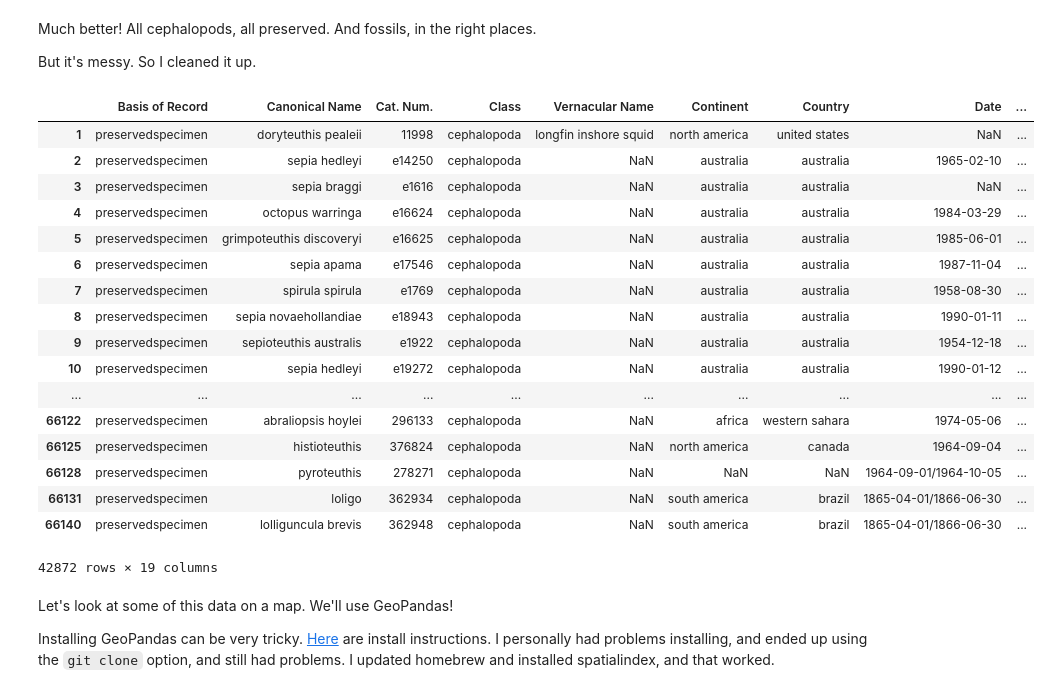
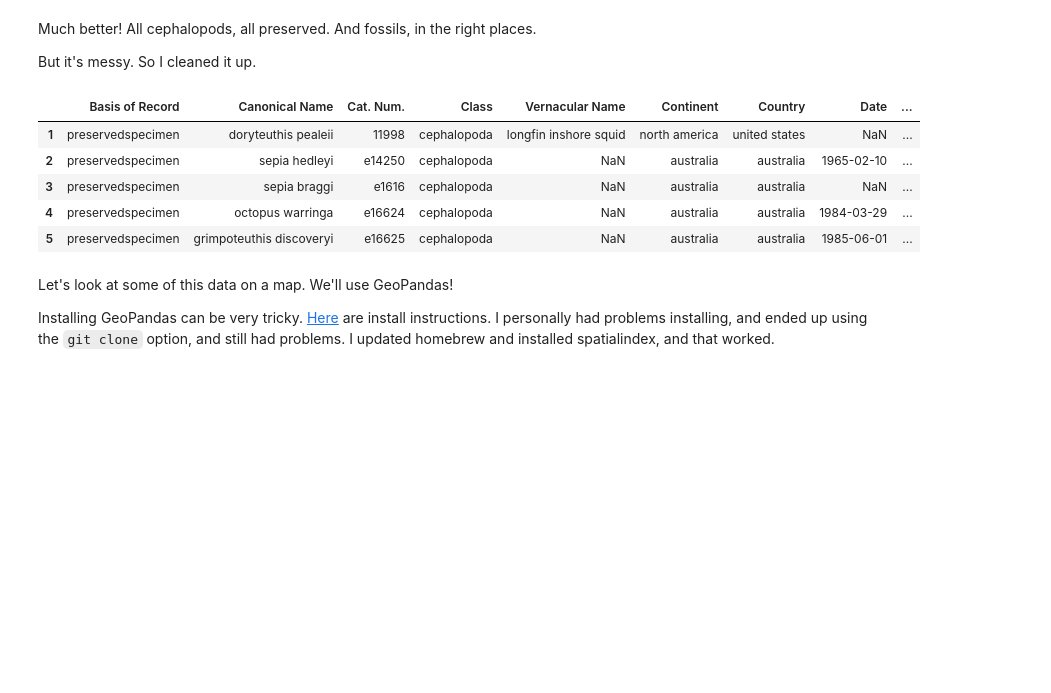
Before and after one commit to cabinetofcuriosity/idigbio_explore, a Jupyter notebook: code/iDigBio Part 3 (Cephalopods).ipynb, the cells around one changed output. Saved outputs shown, nothing was run; the diff lists cells and outputs as text; code cells hidden in the pictures; blank space fills up the shorter version.

Commit message:
fixed part 3 so dfs only show heads

```diff
--- a/code/iDigBio Part 3 (Cephalopods).ipynb
+++ b/code/iDigBio Part 3 (Cephalopods).ipynb
@@ -103,42 +81,30 @@ But it's messy. So I cleaned it up.
 # %%
 p = preserved_pd[['dwc:basisOfRecord', 'gbif:canonicalName','dwc:catalogNumber', 'dwc:class','dwc:vernacularName',
               'dwc:continent','dwc:country','dwc:eventDate','dwc:family','dwc:genus', 'idigbio:geoPoint',
               'dwc:higherClassification','dwc:institutionCode','dwc:kingdom',
               'dwc:locality','dwc:order', 'dwc:phylum','dwc:scientificName', 'dwc:startDayOfYear']]
 
 p_map = p.dropna(axis = 0, subset = ["idigbio:geoPoint"])
 p_map.columns = ["Basis of Record", "Canonical Name", "Cat. Num.", "Class", "Vernacular Name", "Continent", "Country",
                 "Date", "Family", "Genus", "GeoPoint", "Higher Class.", "Inst. Code", "Kingdom", "Locality", "Order",
                 "Phylum", "Sci. Name", "Day of Year"]
 
 f = fossil_pd[['dwc:basisOfRecord', 'gbif:canonicalName','dwc:catalogNumber', 'dwc:class','dwc:vernacularName',
               'dwc:continent','dwc:country','dwc:eventDate','dwc:family','dwc:genus', 'idigbio:geoPoint',
               'dwc:higherClassification','dwc:institutionCode','dwc:kingdom',
               'dwc:locality','dwc:order', 'dwc:phylum','dwc:scientificName', 'dwc:startDayOfYear']]
 f_map = f.dropna(axis = 0, subset = ["idigbio:geoPoint"])
 f_map.columns = ["Basis of Record", "Canonical Name", "Cat. Num.", "Class", "Vernacular Name", "Continent", "Country",
                 "Date", "Family", "Genus", "GeoPoint", "Higher Class.", "Inst. Code", "Kingdom", "Locality", "Order",
                 "Phylum", "Sci. Name", "Day of Year"]
-p_map
+p_map.head()
 # %% [output]
 |  | Basis of Record | Canonical Name | Cat. Num. | Class | Vernacular Name | Continent | Country | Date | ... |
 | 1 | preservedspecimen | doryteuthis pealeii | 11998 | cephalopoda | longfin inshore squid | north america | united states | NaN | ... |
 | 2 | preservedspecimen | sepia hedleyi | e14250 | cephalopoda | NaN | australia | australia | 1965-02-10 | ... |
 | 3 | preservedspecimen | sepia braggi | e1616 | cephalopoda | NaN | australia | australia | NaN | ... |
 | 4 | preservedspecimen | octopus warringa | e16624 | cephalopoda | NaN | australia | australia | 1984-03-29 | ... |
 | 5 | preservedspecimen | grimpoteuthis discoveryi | e16625 | cephalopoda | NaN | australia | australia | 1985-06-01 | ... |
-| 6 | preservedspecimen | sepia apama | e17546 | cephalopoda | NaN | australia | australia | 1987-11-04 | ... |
-| 7 | preservedspecimen | spirula spirula | e1769 | cephalopoda | NaN | australia | australia | 1958-08-30 | ... |
-| 8 | preservedspecimen | sepia novaehollandiae | e18943 | cephalopoda | NaN | australia | australia | 1990-01-11 | ... |
-| 9 | preservedspecimen | sepioteuthis australis | e1922 | cephalopoda | NaN | australia | australia | 1954-12-18 | ... |
-| 10 | preservedspecimen | sepia hedleyi | e19272 | cephalopoda | NaN | australia | australia | 1990-01-12 | ... |
-| ... | ... | ... | ... | ... | ... | ... | ... | ... | ... |
-| 66122 | preservedspecimen | abraliopsis hoylei | 296133 | cephalopoda | NaN | africa | western sahara | 1974-05-06 | ... |
-| 66125 | preservedspecimen | histioteuthis | 376824 | cephalopoda | NaN | north america | canada | 1964-09-04 | ... |
-| 66128 | preservedspecimen | pyroteuthis | 278271 | cephalopoda | NaN | NaN | NaN | 1964-09-01/1964-10-05 | ... |
-| 66131 | preservedspecimen | loligo | 362934 | cephalopoda | NaN | south america | brazil | 1865-04-01/1866-06-30 | ... |
-| 66140 | preservedspecimen | lolliguncula brevis | 362948 | cephalopoda | NaN | south america | brazil | 1865-04-01/1866-06-30 | ... |
-42872 rows × 19 columns
 # %% [markdown]
 Let's look at some of this data on a map. We'll use GeoPandas!
 
```
Also changed, not shown: parts of 3 cells of this notebook.
